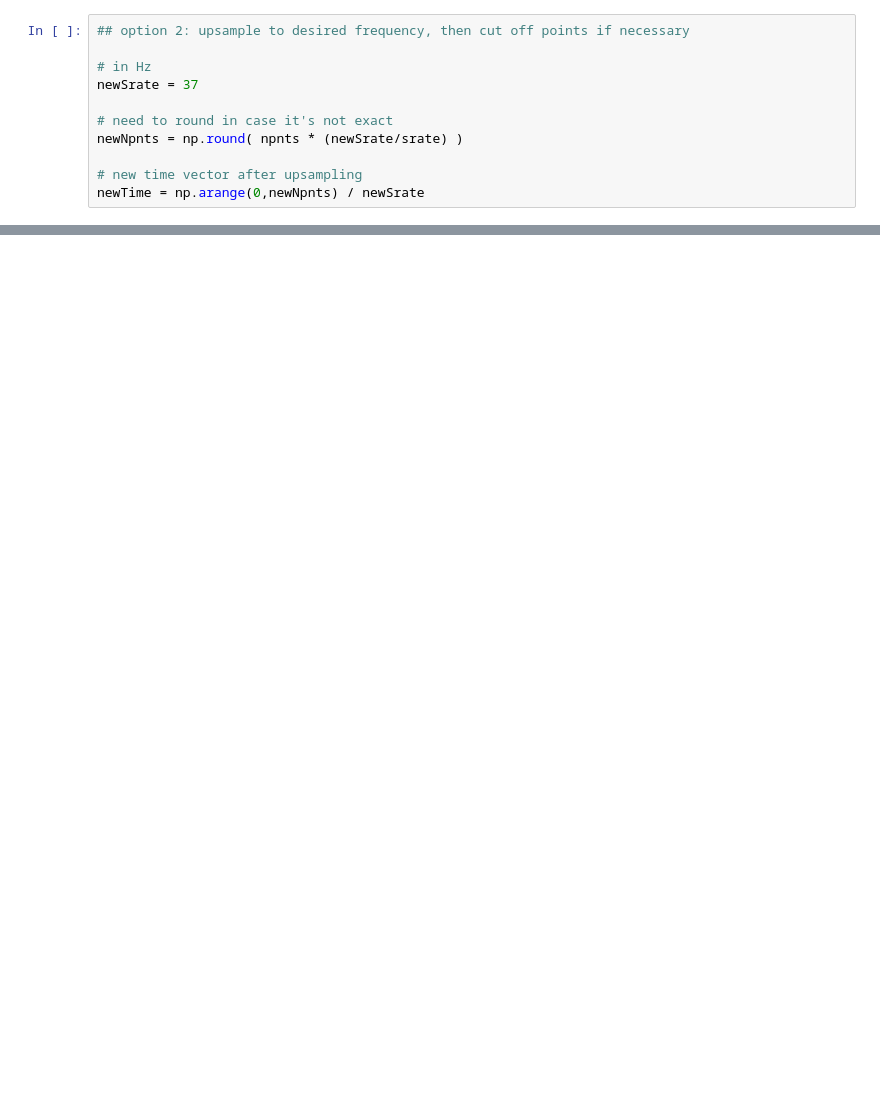
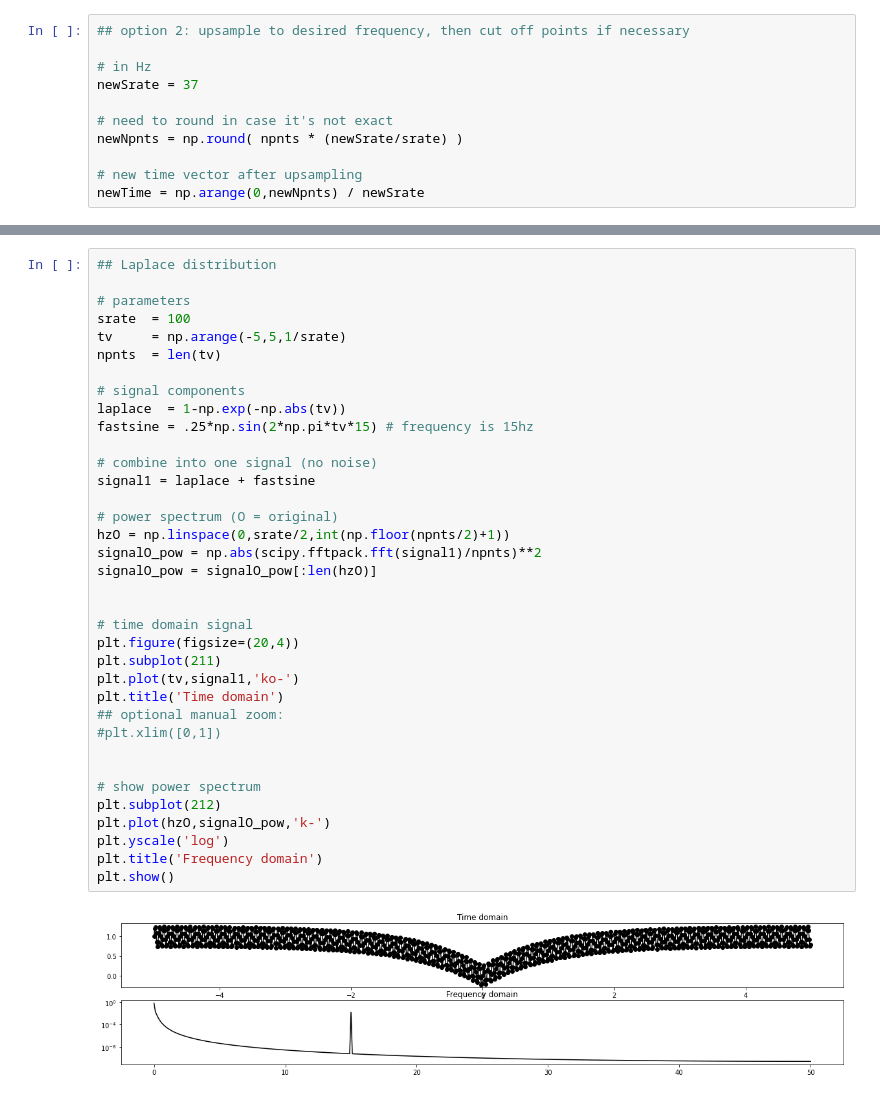
Before and after one commit to flacout/SignalProcessingCourse, a Jupyter notebook: 8-resample/sigprocMXC_resample.ipynb, the cells around one changed output, grey strips where cells are left out. Saved outputs shown, nothing was run; the diff lists cells and outputs as text; blank space fills up the shorter version.

```diff
--- a/8-resample/sigprocMXC_resample.ipynb
+++ b/8-resample/sigprocMXC_resample.ipynb
@@ -548,0 +124,38 @@ plt.show()
+# %%
+## Laplace distribution
+
+# parameters
+srate  = 100
+tv     = np.arange(-5,5,1/srate)
+npnts  = len(tv)
+
+# signal components
+laplace  = 1-np.exp(-np.abs(tv))
+fastsine = .25*np.sin(2*np.pi*tv*15) # frequency is 15hz
+
+# combine into one signal (no noise)
+signal1 = laplace + fastsine
+
+# power spectrum (O = original)
+hzO = np.linspace(0,srate/2,int(np.floor(npnts/2)+1))
+signalO_pow = np.abs(scipy.fftpack.fft(signal1)/npnts)**2
+signalO_pow = signalO_pow[:len(hzO)]
+
+
+# time domain signal
+plt.figure(figsize=(20,4))
+plt.subplot(211)
+plt.plot(tv,signal1,'ko-')
+plt.title('Time domain')
+## optional manual zoom:
+#plt.xlim([0,1])
+
+
+# show power spectrum
+plt.subplot(212)
+plt.plot(hzO,signalO_pow,'k-')
+plt.yscale('log')
+plt.title('Frequency domain')
+plt.show()
+# %% [output]
+[figure, added]
```
Also changed, not shown: parts of 57 cells of this notebook.
